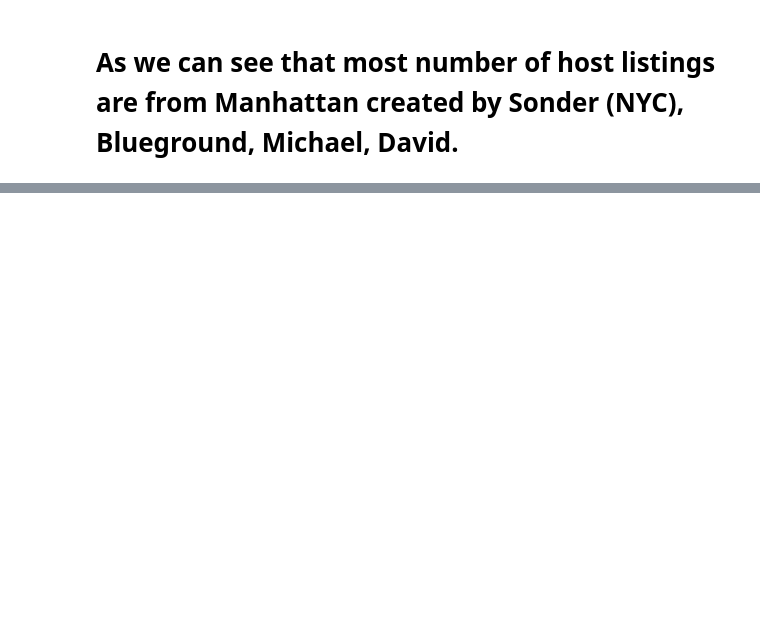
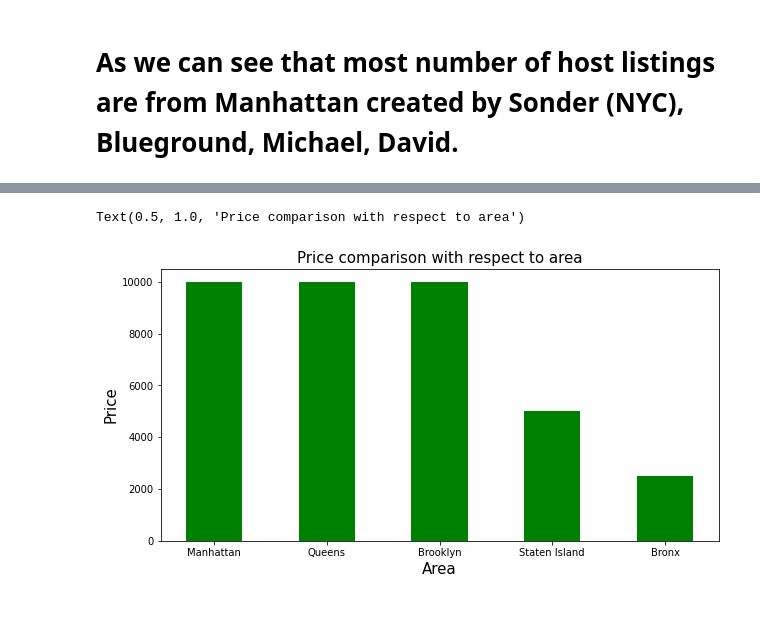
Before and after one commit to SrvPioneer/Airbnb_Data_Analysis, a Jupyter notebook: Airbnb_Bookings_Analysis_Capstone_Project.ipynb, the cells around one changed output, grey strips where cells are left out. Drawn from its saved outputs; the diff is of its cells as text; code cells hidden in the pictures; blank space fills up the shorter version.

```diff
--- a/Airbnb_Bookings_Analysis_Capstone_Project.ipynb
+++ b/Airbnb_Bookings_Analysis_Capstone_Project.ipynb
@@ -142,0 +145,4 @@ plt.rcParams['figure.figsize'] = (10, 5)
+# %%
+areas_reviews = new_airbnb_df.groupby(["name", "neighbourhood_group", "room_type", "price", "minimum_nights",])["number_of_reviews"].count().reset_index()
+sorted_areas_reviews = areas_reviews.sort_values(by = "price", ascending = False).head(150)
+sorted_areas_reviews
@@ -142,0 +163,14 @@ plt.rcParams['figure.figsize'] = (10, 5)
+# %%
+#Data visualization with respect to price using bar plot
+area = sorted_areas_reviews["neighbourhood_group"]
+price = sorted_areas_reviews["price"]
+figure = plt.figure(figsize = (10, 5))
+plt.bar(area, price, color = "green",width = 0.5)
+plt.xlabel("Area", fontsize = 15)
+plt.ylabel("Price", fontsize = 15)
+plt.title("Price comparison with respect to area", fontsize = 15)
+# %% [output]
+Text(0.5, 1.0, 'Price comparison with respect to area')
+[figure, added]
+# %% [markdown]
+#
```
Also changed, not shown: parts of 17 cells of this notebook.
